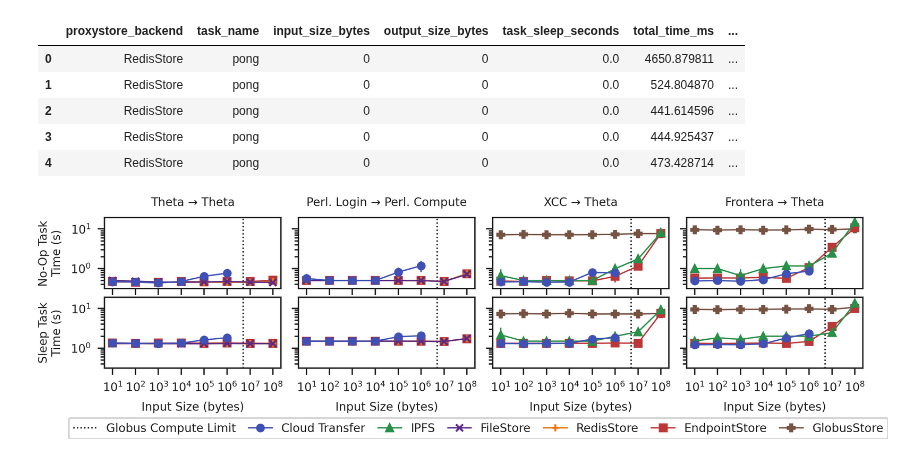
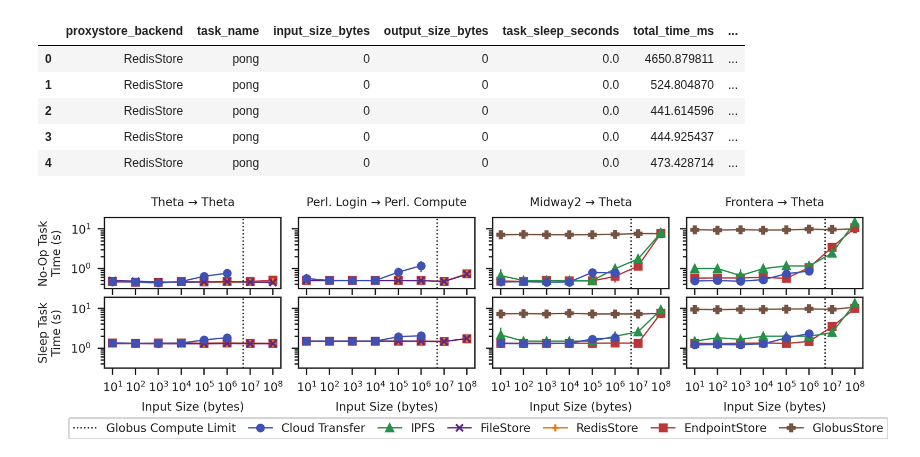
Before and after one commit to proxystore/sc23-evaluation, a Jupyter notebook: 0-proxystore-with-faas.ipynb, the cells around one changed output. Saved outputs shown, nothing was run; the diff lists cells and outputs as text; code cells hidden in the pictures.

```diff
--- a/0-proxystore-with-faas.ipynb
+++ b/0-proxystore-with-faas.ipynb
@@ -218,7 +218,7 @@ axs[0, 0].set_ylabel('No-Op Task\nTime (s)')
 axs[1, 0].set_ylabel('Sleep Task\nTime (s)')
 axs[0, 0].set_title('Theta → Theta')
 axs[0, 1].set_title('Perl. Login → Perl. Compute')
-axs[0, 2].set_title('XCC → Theta')
+axs[0, 2].set_title('Midway2 → Theta')
 axs[0, 3].set_title('Frontera → Theta')
 
 handles = [None for _ in range(len(backends) + 1)]
@@ -235,31 +235,31 @@ for label, handle in legend_handles.items():
     handles[index] = handle
     labels[index] = label
 
 axs[1, 0].legend(handles, labels, loc='lower center', bbox_to_anchor=(2.12, -1.08), ncol=7, columnspacing=1.1)
 
 # Set log scale
 for yi in (0, 1):
     for xi in (0, 1, 2, 3):
         axs[yi, xi].set_yscale('log')
 
 # Restrict y axis range
 # for yi in (0, 1):
 #     for xi in (0, 1, 2, 3):
 #         axs[yi, xi].set_ylim([0, 2.5 if xi < 2 else 16])
 #         axs[yi, xi].set_ylim([0, 2.5 if xi < 2 else 16])
 
 # Restrict y labels to integers
 # for yi in (0, 1):
 #     for xi in (0, 1, 2, 3):
 #         axs[yi, xi].get_yaxis().set_major_locator(mticker.MaxNLocator(integer=True))
 
 #         if xi > 1:
 #             axs[yi, xi].set_yticks([0, 5, 10, 15])
 
 plt.subplots_adjust(wspace=0.1, hspace=0.12)
 # fig.tight_layout(h_pad=0.5, w_pad=0.75)
 
 fig.set_size_inches(7, 1.4)
 plt.savefig('figures/globus-compute-roundtrip-task-times.pdf', pad_inches=0.05)
 # %% [output]
-[figure, old version]
+[figure, new version]
```
Also changed, not shown: 3 other files.
